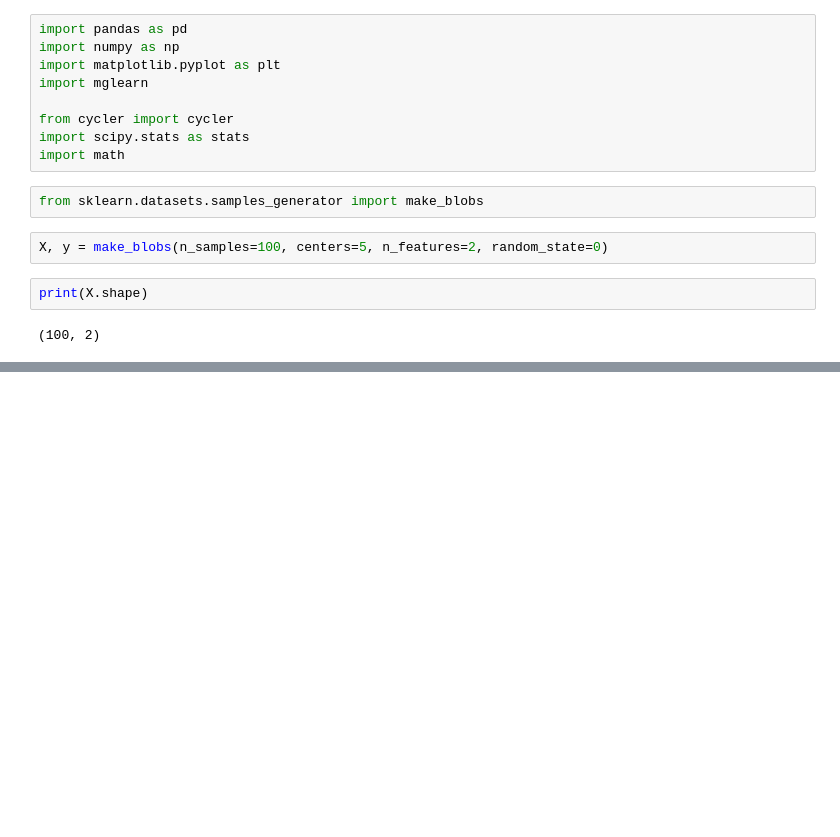
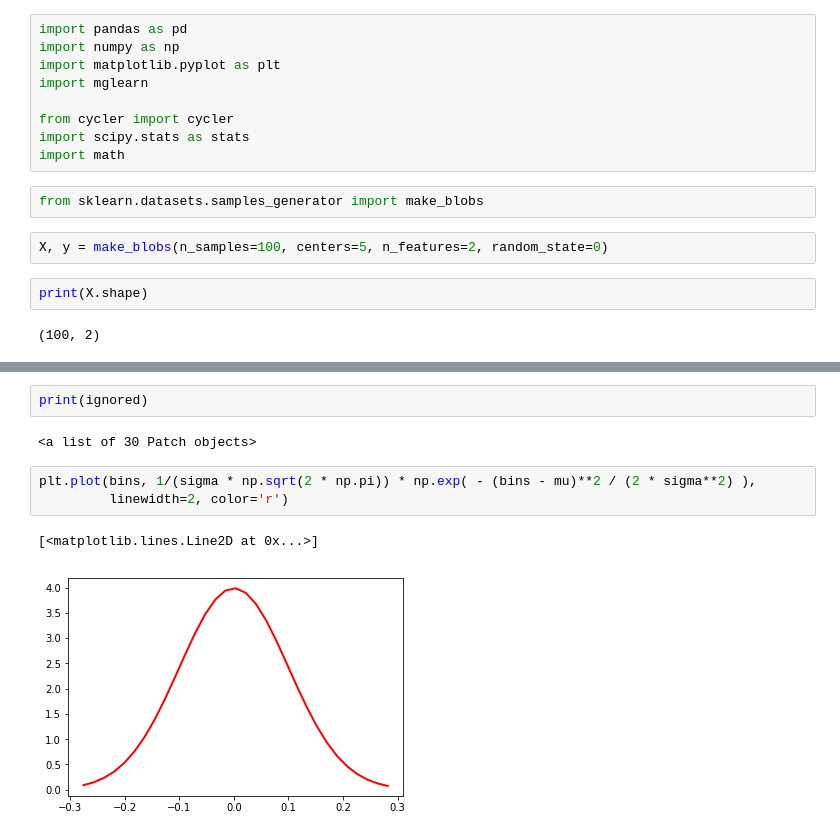
Before and after one commit to geniuschinchillas/ChinchillasSnack, a Jupyter notebook: GenerateData/RandomPlayGround.ipynb, the cells around one changed output, grey strips where cells are left out. Cells and saved outputs as stored; diff of their text form; blank space fills up the shorter version.

```diff
--- a/GenerateData/RandomPlayGround.ipynb
+++ b/GenerateData/RandomPlayGround.ipynb
@@ -19,0 +98,10 @@ print(X.shape)
+# %%
+print(ignored)
+# %% [output]
+<a list of 30 Patch objects>
+# %%
+plt.plot(bins, 1/(sigma * np.sqrt(2 * np.pi)) * np.exp( - (bins - mu)**2 / (2 * sigma**2) ),
+         linewidth=2, color='r')
+# %% [output]
+[<matplotlib.lines.Line2D at 0x...>]
+[figure, added]
```
Also changed, not shown: parts of 12 cells of this notebook.
